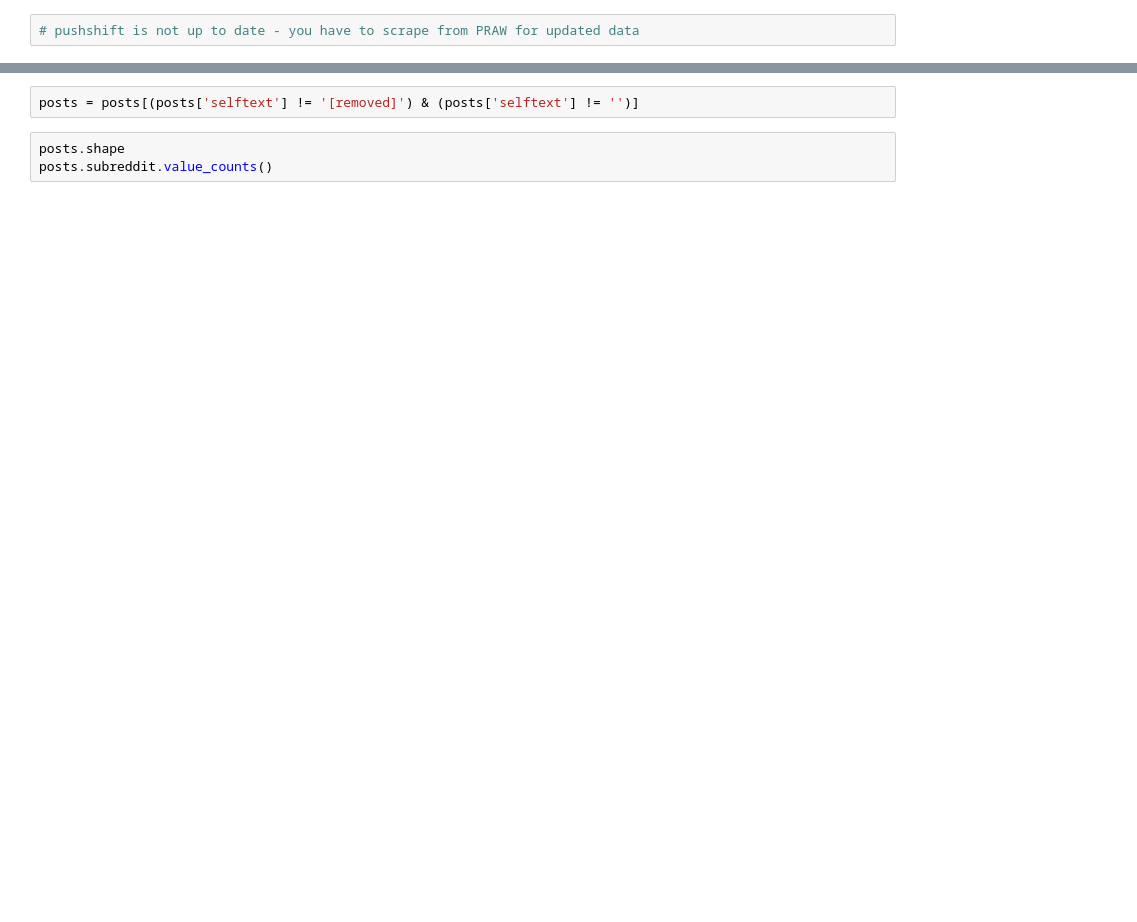
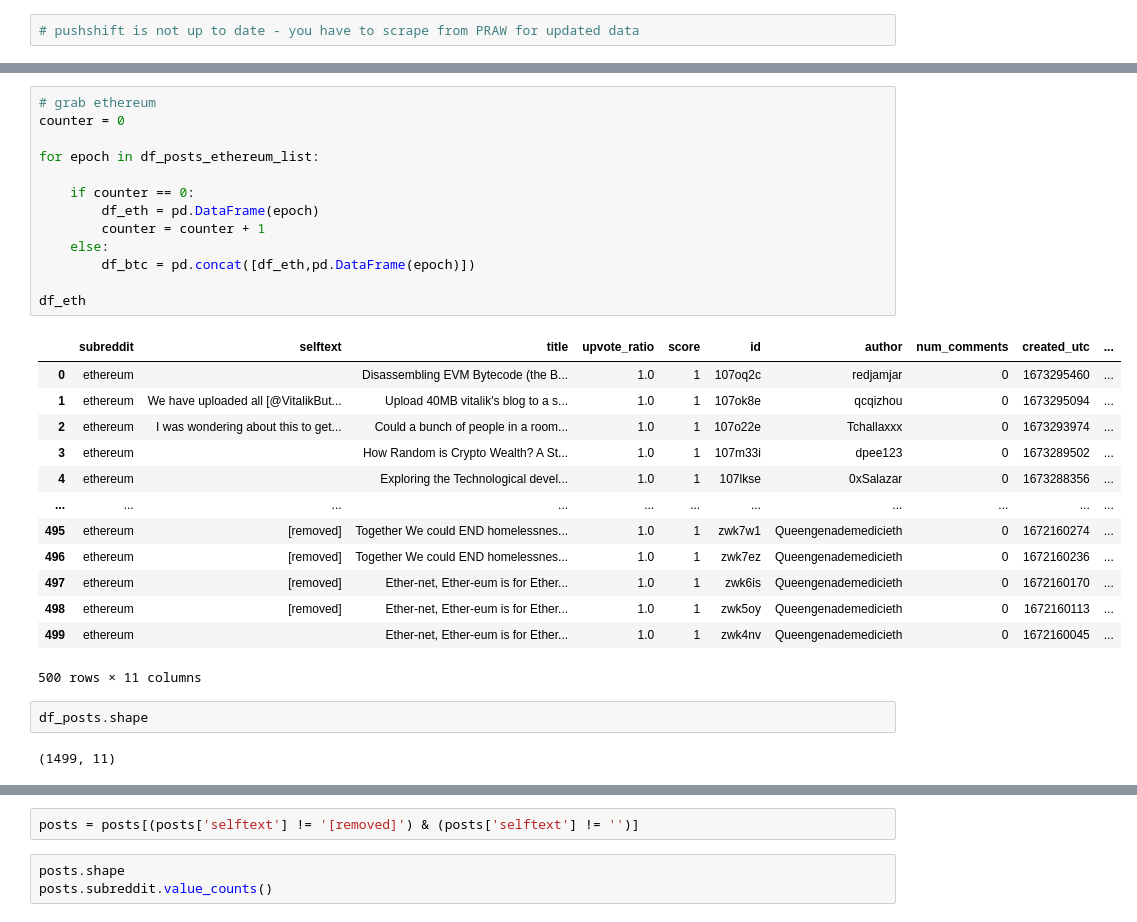
Before and after one commit to ssaurbier/subreddit_nlp, a Jupyter notebook: pushshift.ipynb, the cells around one changed output, grey strips where cells are left out. Saved outputs shown, nothing was run; the diff lists cells and outputs as text; blank space fills up the shorter version.

```diff
--- a/pushshift.ipynb
+++ b/pushshift.ipynb
@@ -88,0 +207,31 @@ posts.shape
+# %%
+# grab ethereum
+counter = 0
+
+for epoch in df_posts_ethereum_list:
+
+    if counter == 0:
+        df_eth = pd.DataFrame(epoch)
+        counter = counter + 1
+    else:
+        df_btc = pd.concat([df_eth,pd.DataFrame(epoch)])
+
+df_eth
+# %% [output]
+|  | subreddit | selftext | title | upvote_ratio | score | id | author | num_comments | created_utc | ... |
+| 0 | ethereum |  | Disassembling EVM Bytecode (the B... | 1.0 | 1 | 107oq2c | redjamjar | 0 | 1673295460 | ... |
+| 1 | ethereum | We have uploaded all [@VitalikBut... | Upload 40MB vitalik's blog to a s... | 1.0 | 1 | 107ok8e | qcqizhou | 0 | 1673295094 | ... |
+| 2 | ethereum | I was wondering about this to get... | Could a bunch of people in a room... | 1.0 | 1 | 107o22e | Tchallaxxx | 0 | 1673293974 | ... |
+| 3 | ethereum |  | How Random is Crypto Wealth? A St... | 1.0 | 1 | 107m33i | dpee123 | 0 | 1673289502 | ... |
+| 4 | ethereum |  | Exploring the Technological devel... | 1.0 | 1 | 107lkse | 0xSalazar | 0 | 1673288356 | ... |
+| ... | ... | ... | ... | ... | ... | ... | ... | ... | ... | ... |
+| 495 | ethereum | [removed] | Together We could END homelessnes... | 1.0 | 1 | zwk7w1 | Queengenademedicieth | 0 | 1672160274 | ... |
+| 496 | ethereum | [removed] | Together We could END homelessnes... | 1.0 | 1 | zwk7ez | Queengenademedicieth | 0 | 1672160236 | ... |
+| 497 | ethereum | [removed] | Ether-net, Ether-eum is for Ether... | 1.0 | 1 | zwk6is | Queengenademedicieth | 0 | 1672160170 | ... |
+| 498 | ethereum | [removed] | Ether-net, Ether-eum is for Ether... | 1.0 | 1 | zwk5oy | Queengenademedicieth | 0 | 1672160113 | ... |
+| 499 | ethereum |  | Ether-net, Ether-eum is for Ether... | 1.0 | 1 | zwk4nv | Queengenademedicieth | 0 | 1672160045 | ... |
+500 rows × 11 columns
+# %%
+df_posts.shape
+# %% [output]
+(1499, 11)
```
Also changed, not shown: parts of 50 cells of this notebook, 2 other files.
